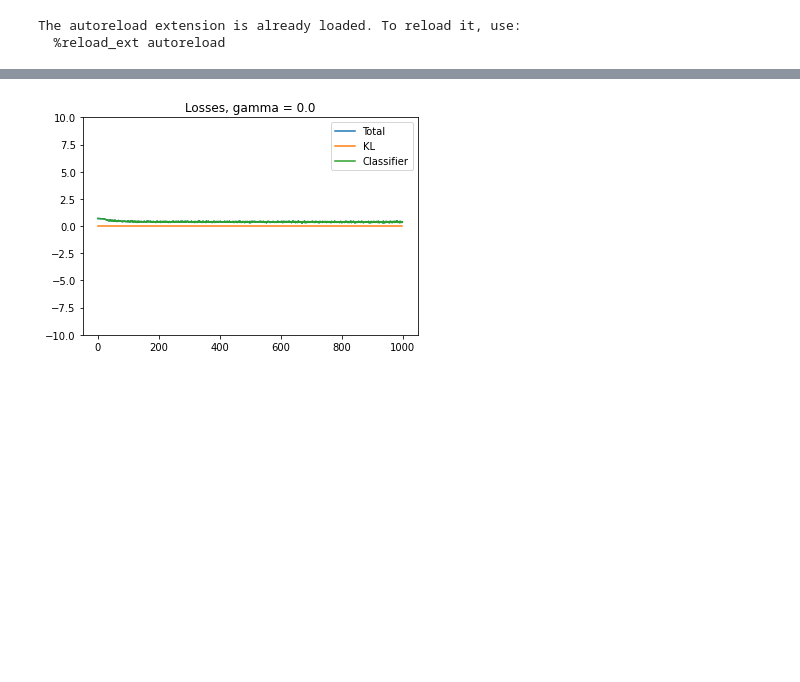
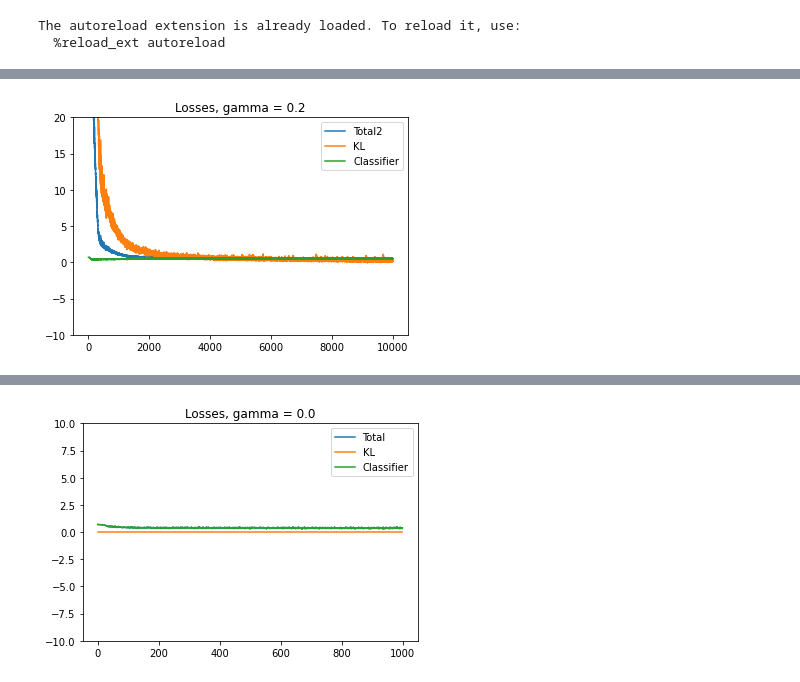
Before and after one commit to jtamanas/FNF4HEP, a Jupyter notebook: CrimeExample.ipynb, the cells around one changed output, grey strips where cells are left out. Saved outputs shown, nothing was run; the diff lists cells and outputs as text; code cells hidden in the pictures; blank space fills up the shorter version.

```diff
--- a/CrimeExample.ipynb
+++ b/CrimeExample.ipynb
@@ -30,4 +31,5 @@ data = data_file['data']
 context = data_file['context']
 labels = data_file['labels']
 # %%
-data_train, data_test, context_train, context_test, labels_train, labels_test = train_test_split(data, context, labels, test_size=0.2)
+data_train, data_test, context_train, context_test, labels_train, labels_test = train_test_split(data, context, labels, test_size=0.05)
+data_train, data_val, context_train, context_val, labels_train, labels_val = train_test_split(data_train, context_train, labels_train, test_size=0.1)
@@ -94,6 +95,6 @@ data_generator = torch.utils.data.DataLoader(data_set, **params)
 # %%
-probability_flow = Flow(data_dim=data_file['data'].shape[-1],
-                  context_dim=data_file['context'].shape[-1],
+probability_flow = Flow(data_dim=data_train.shape[-1],
+                  context_dim=context_train.shape[-1],
                   n_layers = 3,
                   transform_type = 'MaskedAffineAutoregressiveTransform',
         )
@@ -140,6 +161,6 @@ plt.scatter(*catData_embedded.T, c=catLabel, alpha=0.1, cmap='coolwarm')
 # %%
-gamma = 0.0
-Fair = BinaryFair(data_dim=data_file['data'].shape[-1],
+gamma = 0.2
+Fair2 = BinaryFair(data_dim=data_file['data'].shape[-1],
                   context_dim=data_file['context'].shape[-1],
                   flow_n_layers = 4,
                   flow_transform_type = 'MaskedAffineAutoregressiveTransform',
@@ -148,25 +169,25 @@ Fair = BinaryFair(data_dim=data_file['data'].shape[-1],
                   classifier_activation = 'ReLU',
                   gamma=gamma
                  )
-optimizer = torch.optim.AdamW(Fair.parameters(), lr=1e-3, weight_decay=1e-4)
-total_losses = []
-KL_losses = []
-clf_losses = []
+optimizer = torch.optim.AdamW(Fair2.parameters(), lr=1e-3, weight_decay=1e-4)
+total_losses2 = []
+KL_losses2 = []
+clf_losses2 = []
 # %%
-n_steps = 10
-Fair.train()
+n_steps = 10000
+Fair2.train()
 for n_step in trange(n_steps):
     data_0, labels_0, context_0 = next(iter(label_0_generator))
     data_1, labels_1, context_1 = next(iter(label_1_generator))
 
     optimizer.zero_grad()
 
-    L_KL, L_clf, loss = Fair.loss(data_0, data_1, labels_0=labels_0, labels_1=labels_1, context_0=context_0, context_1=context_1, return_all_losses=True, probability_flow=probability_flow)
+    L_KL, L_clf, loss = Fair2.loss(data_0, data_1, labels_0=labels_0, labels_1=labels_1, context_0=context_0, context_1=context_1, return_all_losses=True, probability_flow=probability_flow)
 
-    total_losses.append(loss.item())
-    KL_losses.append(L_KL.item())
-    clf_losses.append(L_clf.item())
+    total_losses2.append(loss.item())
+    KL_losses2.append(L_KL.item())
+    clf_losses2.append(L_clf.item())
 
     loss.backward()
     optimizer.step()
-Fair.eval();
+Fair2.eval();
@@ -172,0 +227,14 @@ Fair.eval();
+# %%
+plt.plot(total_losses2, label="Total2")
+xlims = plt.xlim()
+ylims = plt.ylim()
+plt.plot(KL_losses2, label="KL")
+plt.plot(clf_losses2, label="Classifier")
+plt.legend()
+plt.xlim(*xlims)
+plt.ylim(-10,20)
+plt.title("Losses, gamma = " + str(0.2))
+# plt.savefig("Figures/losses_gamma_" + str(gamma) + ".png")
+plt.show()
+# %% [output]
+[figure, added]
```
Also changed, not shown: parts of 14 cells of this notebook, 2 other files.
